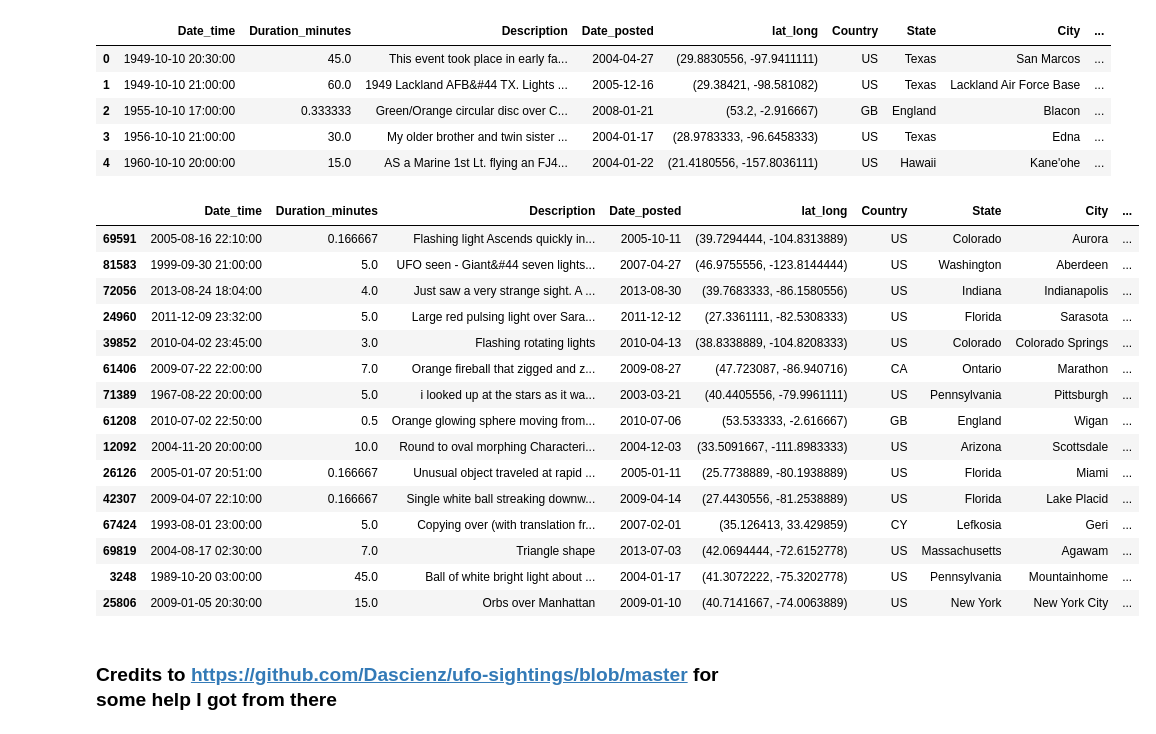
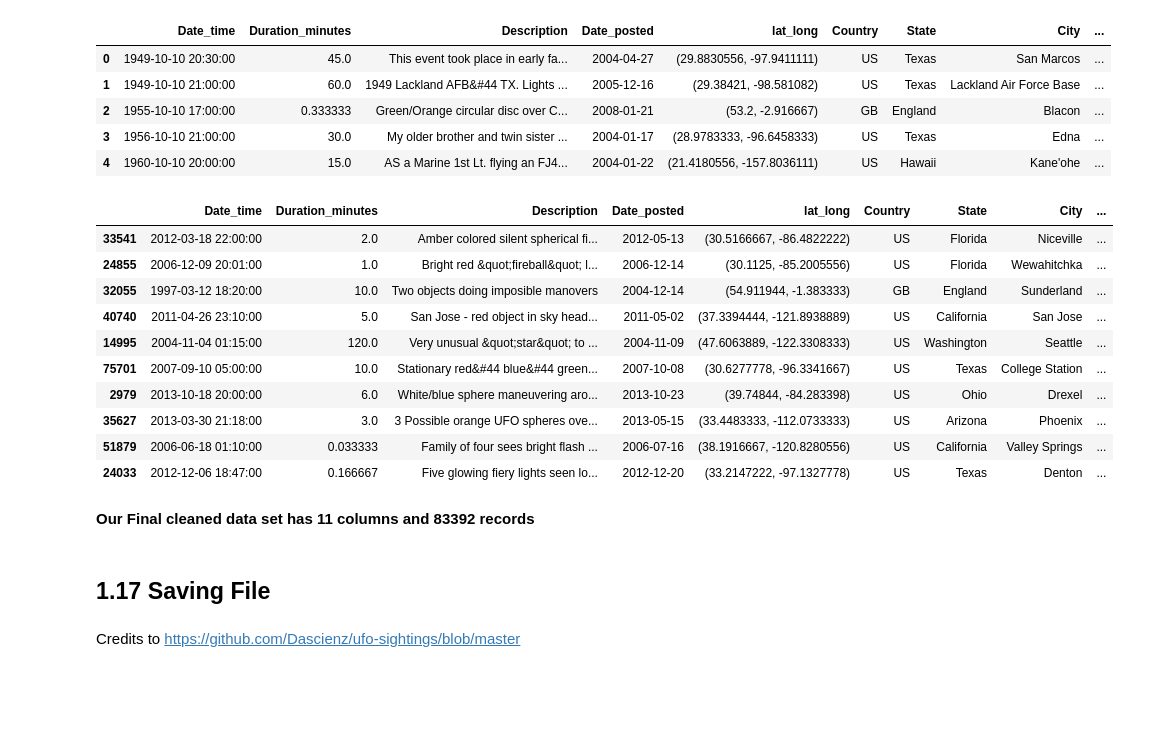
Before and after one commit to rajnavdeep/Capstone_2_UFO_Sightings, a Jupyter notebook: Capstone_2_UFO_Sightings_Data_Wrangling_Navdeep_Raj_final.ipynb, the cells around one changed output. Cells and saved outputs as stored; diff of their text form; code cells hidden in the pictures; blank space fills up the shorter version.

```diff
--- a/Capstone_2_UFO_Sightings_Data_Wrangling_Navdeep_Raj_final.ipynb
+++ b/Capstone_2_UFO_Sightings_Data_Wrangling_Navdeep_Raj_final.ipynb
@@ -591,23 +633,20 @@ ufo_d.head()
 # %%
 ufo_d['Month'] = ufo_d['Date_time'].dt.month_name()
 # %%
-ufo_d.sample(15)
+ufo_d.sample(10)
 # %% [output]
 |  | Date_time | Duration_minutes | Description | Date_posted | lat_long | Country | State | City | ... |
-| 69591 | 2005-08-16 22:10:00 | 0.166667 | Flashing light Ascends quickly in... | 2005-10-11 | (39.7294444, -104.8313889) | US | Colorado | Aurora | ... |
-| 81583 | 1999-09-30 21:00:00 | 5.0 | UFO seen - Giant&#44 seven lights... | 2007-04-27 | (46.9755556, -123.8144444) | US | Washington | Aberdeen | ... |
-| 72056 | 2013-08-24 18:04:00 | 4.0 | Just saw a very strange sight. A ... | 2013-08-30 | (39.7683333, -86.1580556) | US | Indiana | Indianapolis | ... |
-| 24960 | 2011-12-09 23:32:00 | 5.0 | Large red pulsing light over Sara... | 2011-12-12 | (27.3361111, -82.5308333) | US | Florida | Sarasota | ... |
-| 39852 | 2010-04-02 23:45:00 | 3.0 | Flashing rotating lights | 2010-04-13 | (38.8338889, -104.8208333) | US | Colorado | Colorado Springs | ... |
-| 61406 | 2009-07-22 22:00:00 | 7.0 | Orange fireball that zigged and z... | 2009-08-27 | (47.723087, -86.940716) | CA | Ontario | Marathon | ... |
-| 71389 | 1967-08-22 20:00:00 | 5.0 | i looked up at the stars as it wa... | 2003-03-21 | (40.4405556, -79.9961111) | US | Pennsylvania | Pittsburgh | ... |
-| 61208 | 2010-07-02 22:50:00 | 0.5 | Orange glowing sphere moving from... | 2010-07-06 | (53.533333, -2.616667) | GB | England | Wigan | ... |
-| 12092 | 2004-11-20 20:00:00 | 10.0 | Round to oval morphing Characteri... | 2004-12-03 | (33.5091667, -111.8983333) | US | Arizona | Scottsdale | ... |
-| 26126 | 2005-01-07 20:51:00 | 0.166667 | Unusual object traveled at rapid ... | 2005-01-11 | (25.7738889, -80.1938889) | US | Florida | Miami | ... |
-| 42307 | 2009-04-07 22:10:00 | 0.166667 | Single white ball streaking downw... | 2009-04-14 | (27.4430556, -81.2538889) | US | Florida | Lake Placid | ... |
-| 67424 | 1993-08-01 23:00:00 | 5.0 | Copying over (with translation fr... | 2007-02-01 | (35.126413, 33.429859) | CY | Lefkosia | Geri | ... |
-| 69819 | 2004-08-17 02:30:00 | 7.0 | Triangle shape | 2013-07-03 | (42.0694444, -72.6152778) | US | Massachusetts | Agawam | ... |
-| 3248 | 1989-10-20 03:00:00 | 45.0 | Ball of white bright light about ... | 2004-01-17 | (41.3072222, -75.3202778) | US | Pennsylvania | Mountainhome | ... |
-| 25806 | 2009-01-05 20:30:00 | 15.0 | Orbs over Manhattan | 2009-01-10 | (40.7141667, -74.0063889) | US | New York | New York City | ... |
+| 33541 | 2012-03-18 22:00:00 | 2.0 | Amber colored silent spherical fi... | 2012-05-13 | (30.5166667, -86.4822222) | US | Florida | Niceville | ... |
+| 24855 | 2006-12-09 20:01:00 | 1.0 | Bright red &quot;fireball&quot; l... | 2006-12-14 | (30.1125, -85.2005556) | US | Florida | Wewahitchka | ... |
+| 32055 | 1997-03-12 18:20:00 | 10.0 | Two objects doing imposible manovers | 2004-12-14 | (54.911944, -1.383333) | GB | England | Sunderland | ... |
+| 40740 | 2011-04-26 23:10:00 | 5.0 | San Jose - red object in sky head... | 2011-05-02 | (37.3394444, -121.8938889) | US | California | San Jose | ... |
+| 14995 | 2004-11-04 01:15:00 | 120.0 | Very unusual &quot;star&quot; to ... | 2004-11-09 | (47.6063889, -122.3308333) | US | Washington | Seattle | ... |
+| 75701 | 2007-09-10 05:00:00 | 10.0 | Stationary red&#44 blue&#44 green... | 2007-10-08 | (30.6277778, -96.3341667) | US | Texas | College Station | ... |
+| 2979 | 2013-10-18 20:00:00 | 6.0 | White/blue sphere maneuvering aro... | 2013-10-23 | (39.74844, -84.283398) | US | Ohio | Drexel | ... |
+| 35627 | 2013-03-30 21:18:00 | 3.0 | 3 Possible orange UFO spheres ove... | 2013-05-15 | (33.4483333, -112.0733333) | US | Arizona | Phoenix | ... |
+| 51879 | 2006-06-18 01:10:00 | 0.033333 | Family of four sees bright flash ... | 2006-07-16 | (38.1916667, -120.8280556) | US | California | Valley Springs | ... |
+| 24033 | 2012-12-06 18:47:00 | 0.166667 | Five glowing fiery lights seen lo... | 2012-12-20 | (33.2147222, -97.1327778) | US | Texas | Denton | ... |
-# %% [markdown]
-### Credits to https://github.com/Dascienz/ufo-sightings/blob/master for some help I got from there
+# %% [markdown]
+<b> Our Final cleaned data set has 11 columns and 83392 records </b>
+# %% [markdown]
+## 1.17 Saving File<a id='Saving_File'></a>
@@ -613,0 +655,2 @@ ufo_d.sample(15)
+# %% [markdown]
+</b> Credits to https://github.com/Dascienz/ufo-sightings/blob/master </b>
```
Also changed, not shown: parts of 50 cells of this notebook.
